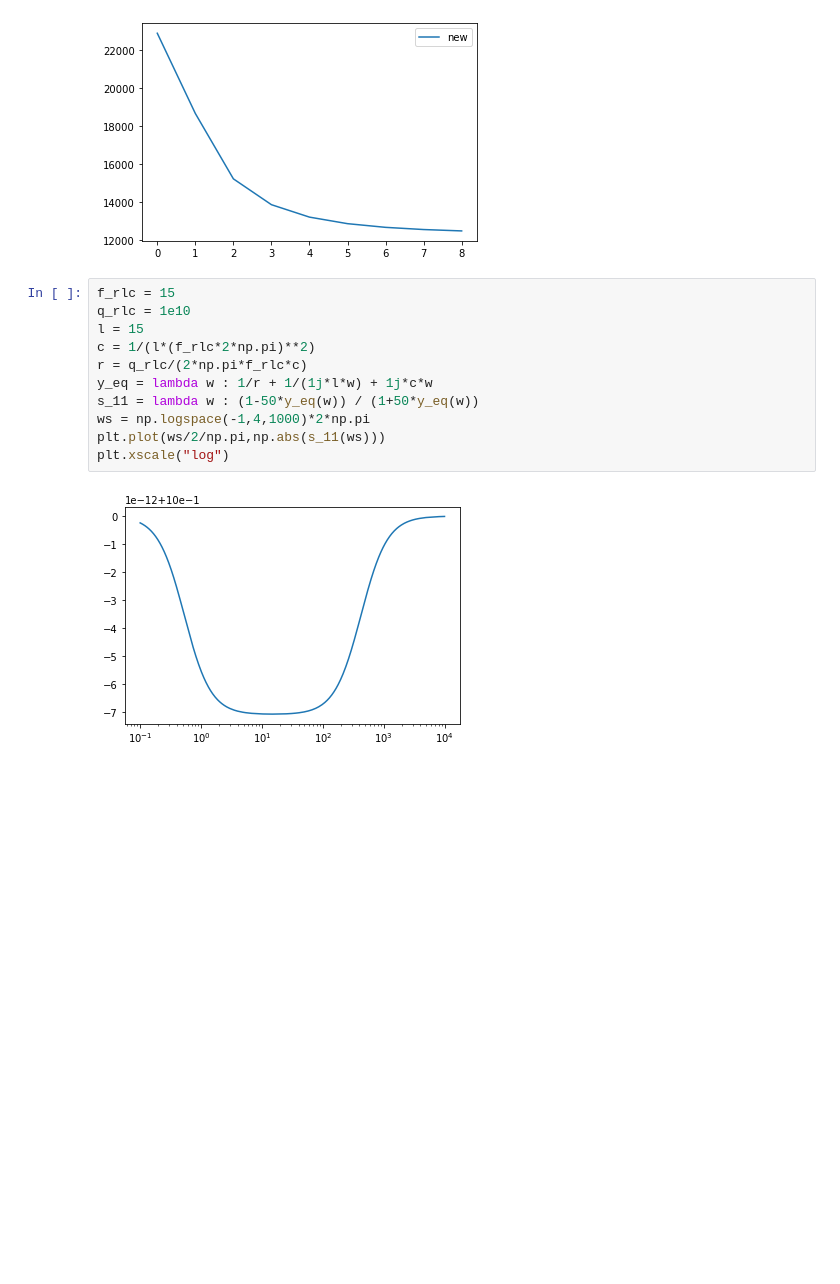
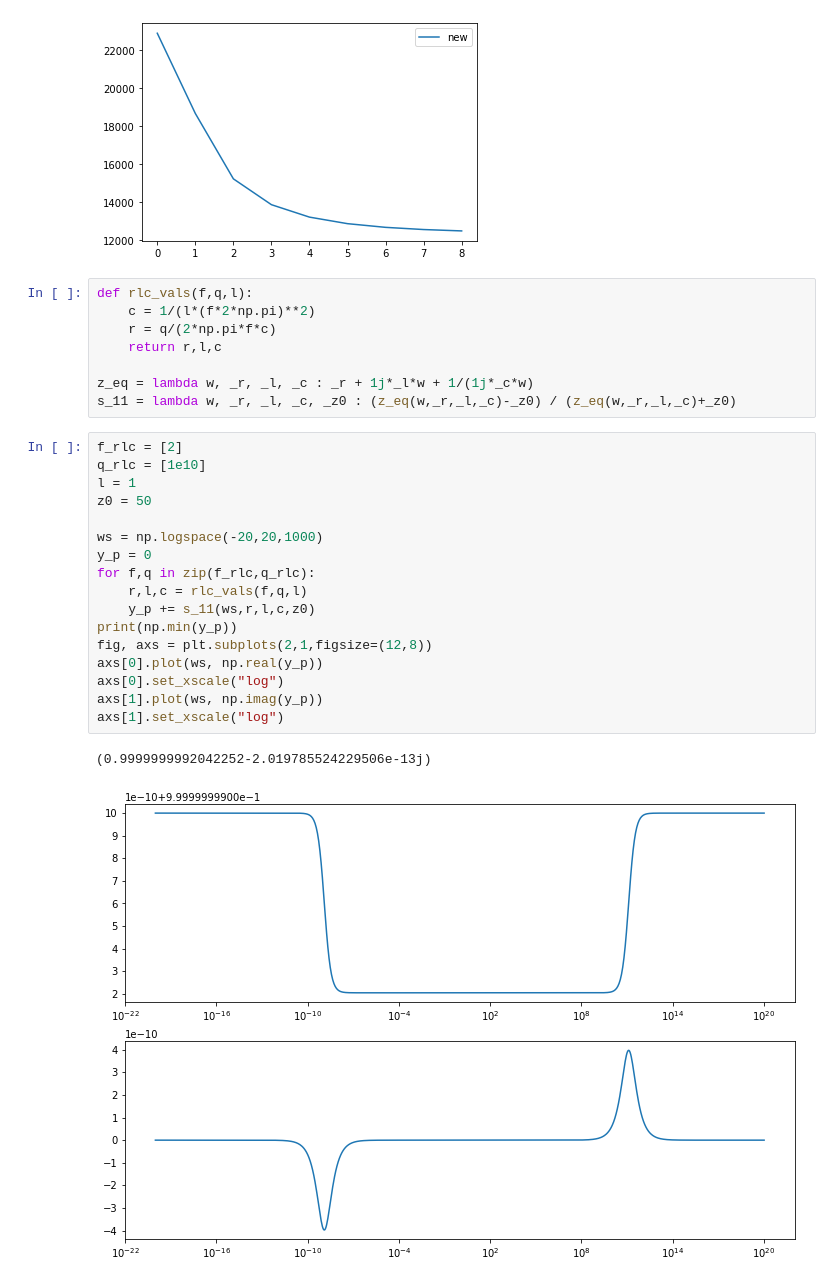
Before and after one commit to RemiRousseau/JJarray_formal, a Jupyter notebook: graphs_lossy.ipynb, the cells around one changed output. Cells and saved outputs as stored; diff of their text form; blank space fills up the shorter version.

```diff
--- a/graphs_lossy.ipynb
+++ b/graphs_lossy.ipynb
@@ -156,16 +156,31 @@ plt.legend()
 plt.show()
 # %% [output]
 [figure]
-# %%
-f_rlc = 15
-q_rlc = 1e10
-l = 15
-c = 1/(l*(f_rlc*2*np.pi)**2)
-r = q_rlc/(2*np.pi*f_rlc*c)
-y_eq = lambda w : 1/r + 1/(1j*l*w) + 1j*c*w
-s_11 = lambda w : (1-50*y_eq(w)) / (1+50*y_eq(w))
-ws = np.logspace(-1,4,1000)*2*np.pi
-plt.plot(ws/2/np.pi,np.abs(s_11(ws)))
-plt.xscale("log")
-# %% [output]
-[figure, removed]
+# %%
+def rlc_vals(f,q,l):
+    c = 1/(l*(f*2*np.pi)**2)
+    r = q/(2*np.pi*f*c)
+    return r,l,c
+
+z_eq = lambda w, _r, _l, _c : _r + 1j*_l*w + 1/(1j*_c*w)
+s_11 = lambda w, _r, _l, _c, _z0 : (z_eq(w,_r,_l,_c)-_z0) / (z_eq(w,_r,_l,_c)+_z0)
+# %%
+f_rlc = [2]
+q_rlc = [1e10]
+l = 1
+z0 = 50
+
+ws = np.logspace(-20,20,1000)
+y_p = 0
+for f,q in zip(f_rlc,q_rlc):
+    r,l,c = rlc_vals(f,q,l)
+    y_p += s_11(ws,r,l,c,z0)
+print(np.min(y_p))
+fig, axs = plt.subplots(2,1,figsize=(12,8))
+axs[0].plot(ws, np.real(y_p))
+axs[0].set_xscale("log")
+axs[1].plot(ws, np.imag(y_p))
+axs[1].set_xscale("log")
+# %% [output]
+(0.9999999992042252-2.019785524229506e-13j)
+[figure, added]
```
Also changed, not shown: parts of 1 cell of this notebook, 8 other files.
